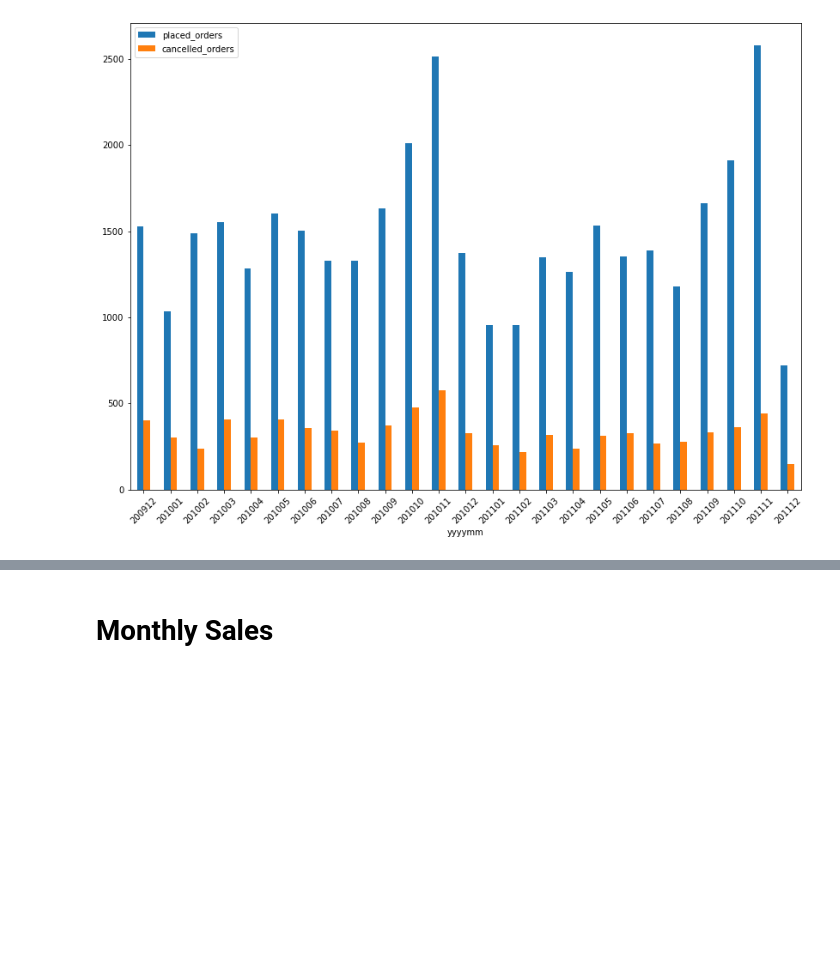
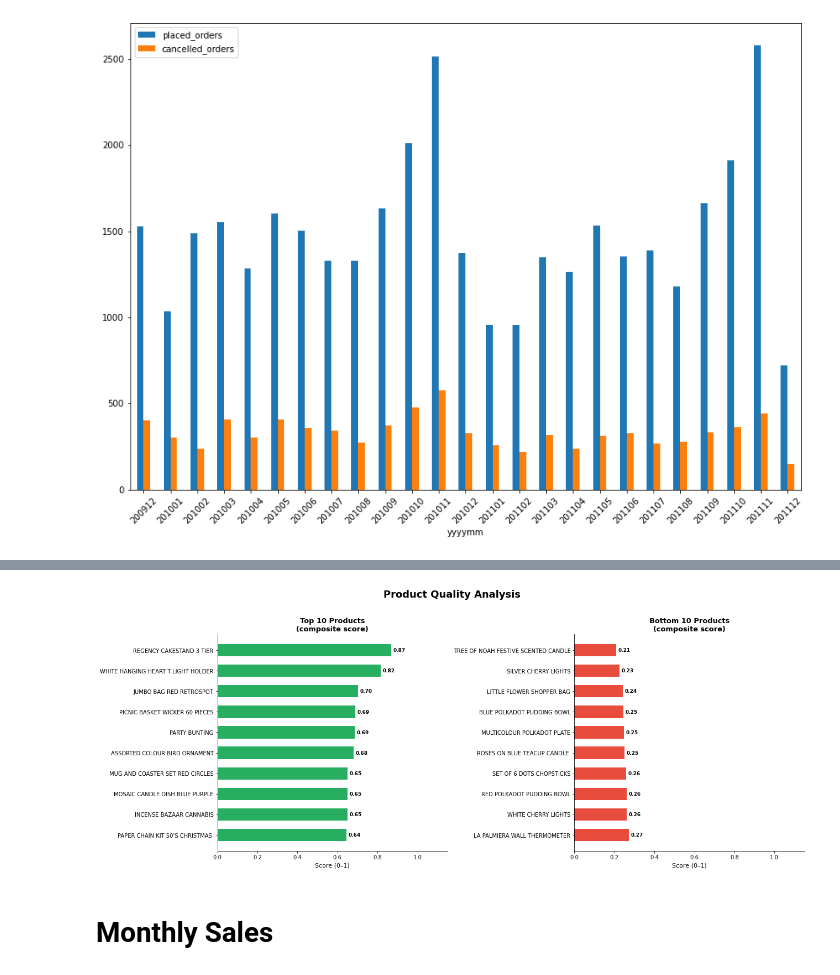
Before and after one commit to jarviscanada/jarvis_data_eng_FredeEmnetu, a Jupyter notebook: python_data_analytics/python_data_wrangling/retail_data_analytics_wrangling.ipynb, the cells around one changed output, grey strips where cells are left out. Cells and saved outputs as stored; diff of their text form; code cells hidden in the pictures; blank space fills up the shorter version.

```diff
--- a/python_data_analytics/python_data_wrangling/retail_data_analytics_wrangling.ipynb
+++ b/python_data_analytics/python_data_wrangling/retail_data_analytics_wrangling.ipynb
@@ -266,3 +307,67 @@ plt.savefig('revenue_generating_items.png', dpi=150, bbox_inches='tight')
+# %%
+from sklearn.preprocessing import MinMaxScaler
+
+scale = x - min / max - min
+scaler = MinMaxScaler()
+
+product_summary['revenue_score']  = scaler.fit_transform(product_summary[['total_revenue']])
+product_summary['return_penalty']  = 1 - scaler.fit_transform(product_summary[['return_rate']])
+product_summary['reorder_score']  = scaler.fit_transform(product_summary[['reorder_rate']])
+
+# Weighted composite — adjust weights as you see fit
+product_summary['product_score'] = (
+    0.5 * product_summary['revenue_score'] +
+    0.3 * product_summary['return_penalty'] +
+    0.2 * product_summary['reorder_score']
+)
+
+top_products_scored = (
+    product_summary[product_summary['total_quantity'] >= 50]
+    .sort_values('product_score', ascending=False)
+    .head(10)
+)
+
+fig, axes = plt.subplots(1, 2, figsize=(18, 7))
+fig.suptitle('Product Quality Analysis', fontsize=18, fontweight='bold', y=1.02)
+
+top10 = product_summary[product_summary['total_quantity'] >= 50].sort_values('product_score', ascending=False).head(10)
+bottom10 = product_summary[product_summary['total_quantity'] >= 50].sort_values('product_score').head(10)
+
+# --- Chart 1: Top 10 by composite score ---
+colors_top = ['#27ae60' if s >= 0.6 else '#f39c12' if s >= 0.4 else '#e74c3c'
+              for s in top10['product_score']]
+
+bars1 = axes[0].barh(top10['description'], top10['product_score'], color=colors_top, height=0.6)
+axes[0].set_title('Top 10 Products\n(composite score)', fontsize=13, fontweight='bold')
+axes[0].set_xlabel('Score (0–1)', fontsize=11)
+axes[0].invert_yaxis()
+axes[0].set_xlim(0, 1.15)
+axes[0].spines['top'].set_visible(False)
+axes[0].spines['right'].set_visible(False)
+
+for bar, val in zip(bars1, top10['product_score']):
+    axes[0].text(bar.get_width() + 0.01, bar.get_y() + bar.get_height() / 2,
+                 f'{val:.2f}', va='center', ha='left', fontsize=9, fontweight='bold')
+
+# --- Chart 2: Bottom 10 by composite score ---
+bars3 = axes[1].barh(bottom10['description'], bottom10['product_score'], color='#e74c3c', height=0.6)
+axes[1].set_title('Bottom 10 Products\n(composite score)', fontsize=13, fontweight='bold')
+axes[1].set_xlabel('Score (0–1)', fontsize=11)
+axes[1].invert_yaxis()
+axes[1].set_xlim(0, 1.15)
+axes[1].spines['top'].set_visible(False)
+axes[1].spines['right'].set_visible(False)
+
+for bar, val in zip(bars3, bottom10['product_score']):
+    axes[1].text(bar.get_width() + 0.01, bar.get_y() + bar.get_height() / 2,
+                 f'{val:.2f}', va='center', ha='left', fontsize=9, fontweight='bold')
+
+
+plt.tight_layout()
+plt.savefig('product_quality_analysis.png', dpi=150, bbox_inches='tight')
+plt.show()
+# %% [output]
+[figure, added]
 # %% [markdown]
 # Monthly Sales
 # %%
```
Also changed, not shown: parts of 15 cells of this notebook, 10 other files.
